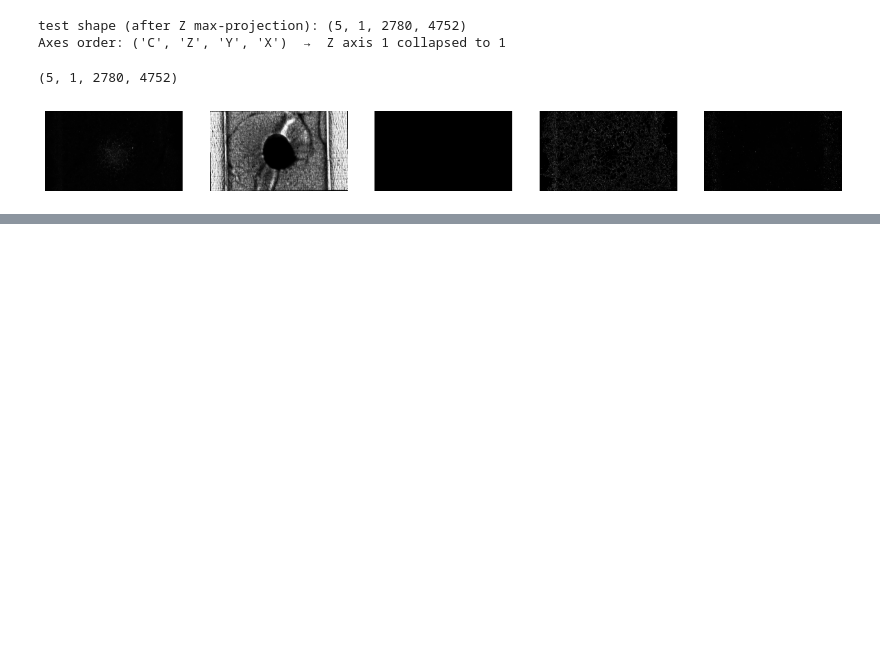
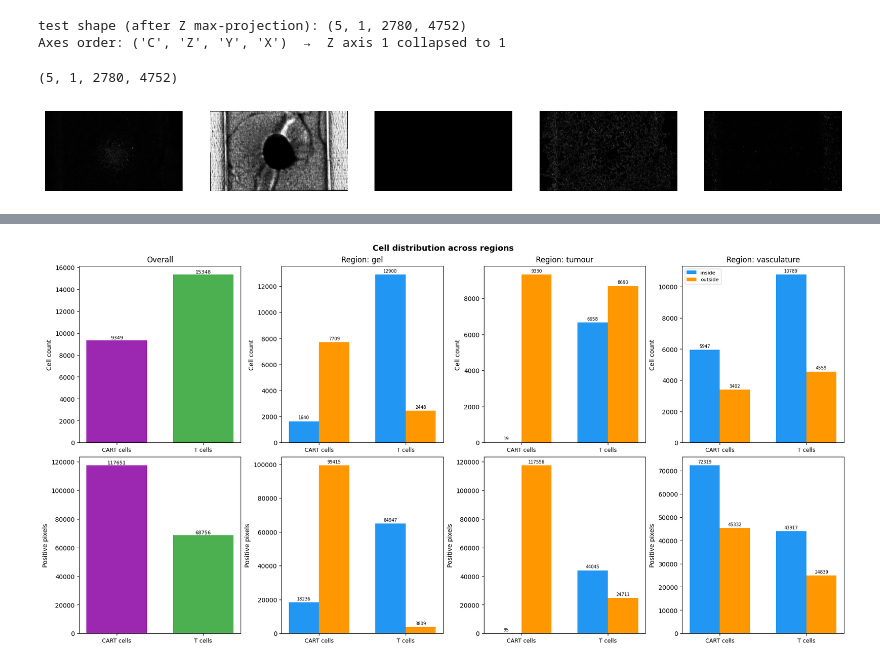
Before and after one commit to isobelth/image_quantification, a Jupyter notebook: WIP_CART_Analysis/cart_analysis.ipynb, the cells around one changed output, grey strips where cells are left out. Cells and saved outputs as stored; diff of their text form; code cells hidden in the pictures; blank space fills up the shorter version.

Commit message:
working plots

```diff
--- a/WIP_CART_Analysis/cart_analysis.ipynb
+++ b/WIP_CART_Analysis/cart_analysis.ipynb
@@ -90,4 +90,6 @@ largest_label = props.loc[props["area"].idxmax(), "label"]
 gel = labeled_gel == largest_label
 # %%
 tcells = test_max[0, 0, :, :]
+cart = test_max[-1, 0, :, :]
 segmented_t_cells = tcells > threshold_yen(tcells)
+segmented_cart_cells = cart> threshold_otsu(cart)
@@ -130,0 +166,52 @@ viewer.add_labels(cart> threshold_otsu(cart), name="otsu")
+# %%
+
+region_names = ["gel", "tumour", "vasculature"]
+cell_types   = ["CART cells", "T cells"]
+colors       = {"inside": "#2196F3", "outside": "#FF9800"}
+x            = np.arange(len(cell_types))
+width        = 0.35
+
+fig, axes = plt.subplots(2, len(region_names) + 1, figsize=(18, 9), constrained_layout=True)
+metrics = [("cell_count", "Cell count"), ("positive_pixels", "Positive pixels")]
+
+# column 0: overall totals
+for row, (metric, ylabel) in enumerate(metrics):
+    ax = axes[row, 0]
+    vals = [
+        summary.loc[(summary.cell_type == ct) & (summary.region == "overall"), metric].values[0]
+        for ct in cell_types
+    ]
+    bars = ax.bar(x, vals, width * 2, color=["#9C27B0", "#4CAF50"])
+    ax.set_xticks(x)
+    ax.set_xticklabels(cell_types, fontsize=9)
+    ax.set_ylabel(ylabel)
+    ax.set_title("Overall" if row == 0 else "")
+    ax.bar_label(bars, fmt="%d", fontsize=8)
+
+# columns 1-3: inside vs outside per region
+for col, region in enumerate(region_names, start=1):
+    for row, (metric, ylabel) in enumerate(metrics):
+        ax = axes[row, col]
+        vals_in = [
+            summary.loc[(summary.cell_type == ct) & (summary.region == region) & (summary.location == "inside"), metric].values[0]
+            for ct in cell_types
+        ]
+        vals_out = [
+            summary.loc[(summary.cell_type == ct) & (summary.region == region) & (summary.location == "outside"), metric].values[0]
+            for ct in cell_types
+        ]
+        b1 = ax.bar(x - width / 2, vals_in,  width, label="inside",  color=colors["inside"])
+        b2 = ax.bar(x + width / 2, vals_out, width, label="outside", color=colors["outside"])
+        ax.set_xticks(x)
+        ax.set_xticklabels(cell_types, fontsize=9)
+        ax.set_ylabel(ylabel)
+        ax.set_title(f"Region: {region}" if row == 0 else "")
+        ax.bar_label(b1, fmt="%d", fontsize=7, padding=2)
+        ax.bar_label(b2, fmt="%d", fontsize=7, padding=2)
+        if col == len(region_names) and row == 0:
+            ax.legend(fontsize=8)
+
+fig.suptitle("Cell distribution across regions", fontsize=13, fontweight="bold")
+plt.show()
+# %% [output]
+[figure, added]
```
Also changed, not shown: parts of 3 cells of this notebook.
